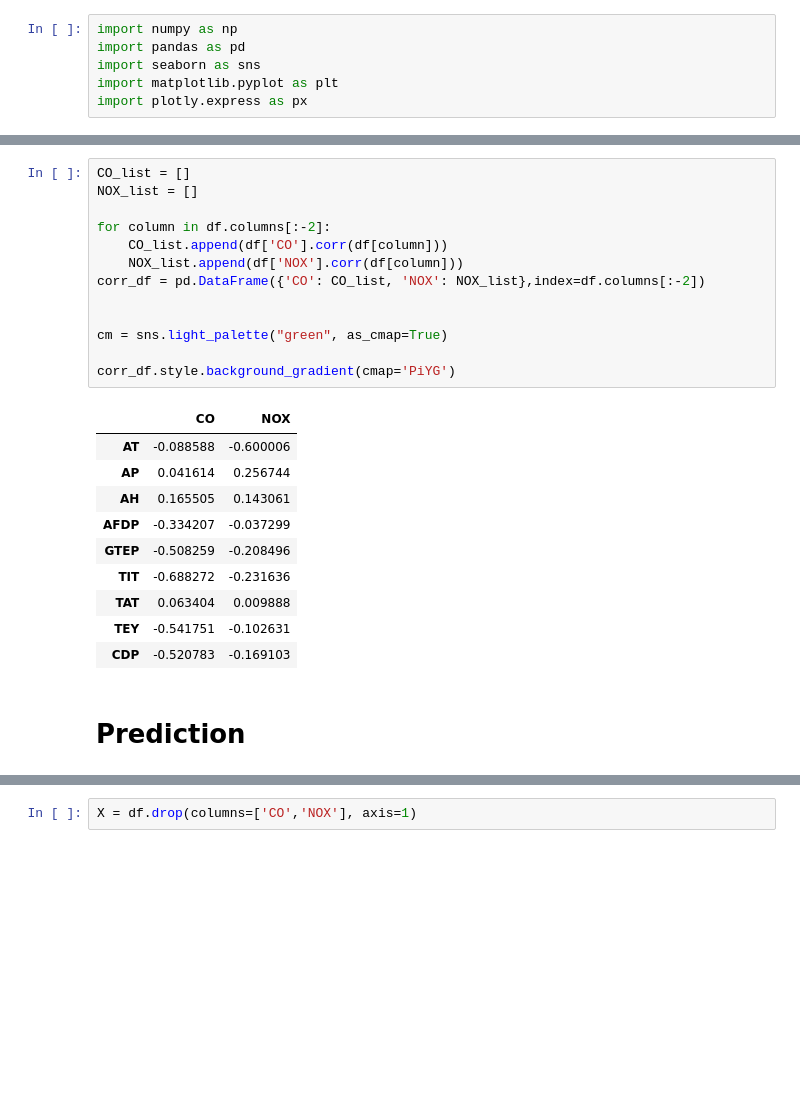
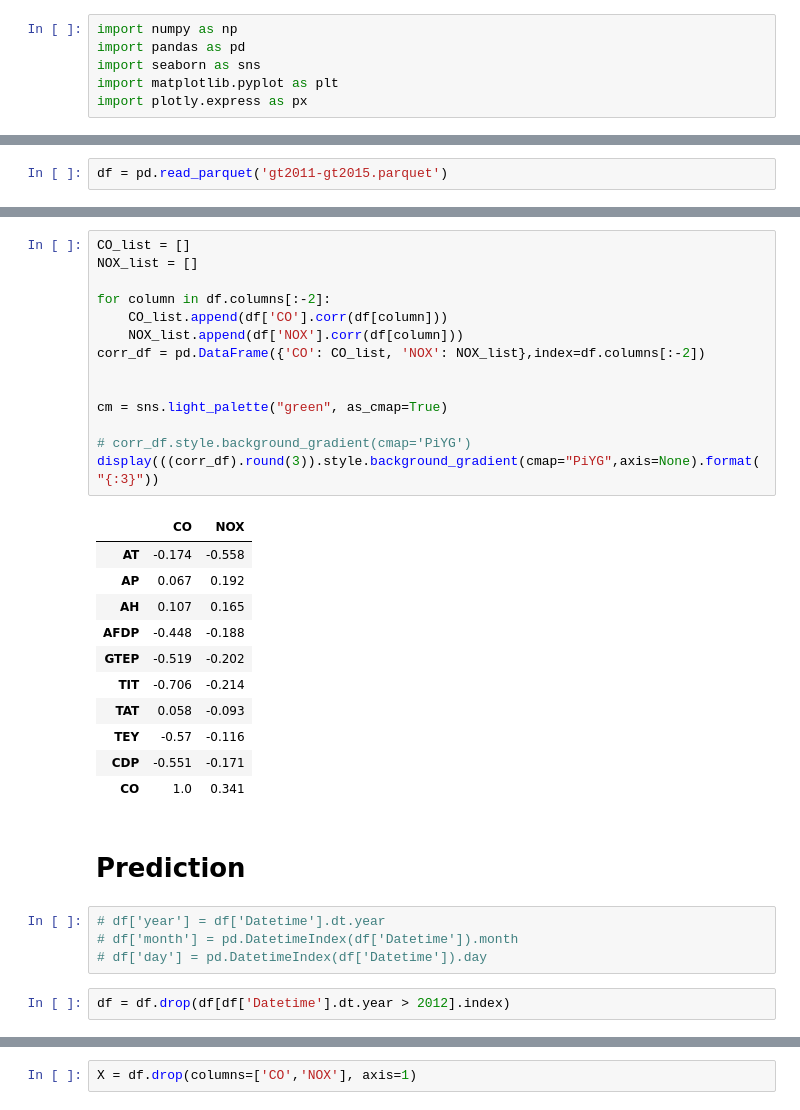
Before and after one commit to gil612/APP_P5, a Jupyter notebook: prediction.ipynb, the cells around one changed output, grey strips where cells are left out. Cells and saved outputs as stored; diff of their text form; blank space fills up the shorter version.

```diff
--- a/prediction.ipynb
+++ b/prediction.ipynb
@@ -12,3 +7,5 @@ df = df.drop(columns=['Datetime'])
+# %%
+df = pd.read_parquet('gt2011-gt2015.parquet')
 # %%
 df
 # %% [output]
@@ -61,26 +58,34 @@ heatmap.set_title('Correlation matrix of input variables', fontdict={'fontsize':
 # %%
 CO_list = []
 NOX_list = []
 
 for column in df.columns[:-2]:
     CO_list.append(df['CO'].corr(df[column]))
     NOX_list.append(df['NOX'].corr(df[column]))
 corr_df = pd.DataFrame({'CO': CO_list, 'NOX': NOX_list},index=df.columns[:-2])
 
 
 cm = sns.light_palette("green", as_cmap=True)
 
-corr_df.style.background_gradient(cmap='PiYG')
+# corr_df.style.background_gradient(cmap='PiYG')
+display(((corr_df).round(3)).style.background_gradient(cmap="PiYG",axis=None).format("{:3}"))
 # %% [output]
 |  | CO | NOX |
-| AT | -0.088588 | -0.600006 |
-| AP | 0.041614 | 0.256744 |
-| AH | 0.165505 | 0.143061 |
-| AFDP | -0.334207 | -0.037299 |
-| GTEP | -0.508259 | -0.208496 |
-| TIT | -0.688272 | -0.231636 |
-| TAT | 0.063404 | 0.009888 |
-| TEY | -0.541751 | -0.102631 |
-| CDP | -0.520783 | -0.169103 |
+| AT | -0.174 | -0.558 |
+| AP | 0.067 | 0.192 |
+| AH | 0.107 | 0.165 |
+| AFDP | -0.448 | -0.188 |
+| GTEP | -0.519 | -0.202 |
+| TIT | -0.706 | -0.214 |
+| TAT | 0.058 | -0.093 |
+| TEY | -0.57 | -0.116 |
+| CDP | -0.551 | -0.171 |
+| CO | 1.0 | 0.341 |
 # %% [markdown]
 # Prediction
+# %%
+# df['year'] = df['Datetime'].dt.year
+# df['month'] = pd.DatetimeIndex(df['Datetime']).month
+# df['day'] = pd.DatetimeIndex(df['Datetime']).day
+# %%
+df = df.drop(df[df['Datetime'].dt.year > 2012].index)
```
Also changed, not shown: parts of 32 cells of this notebook, 2 other files.
